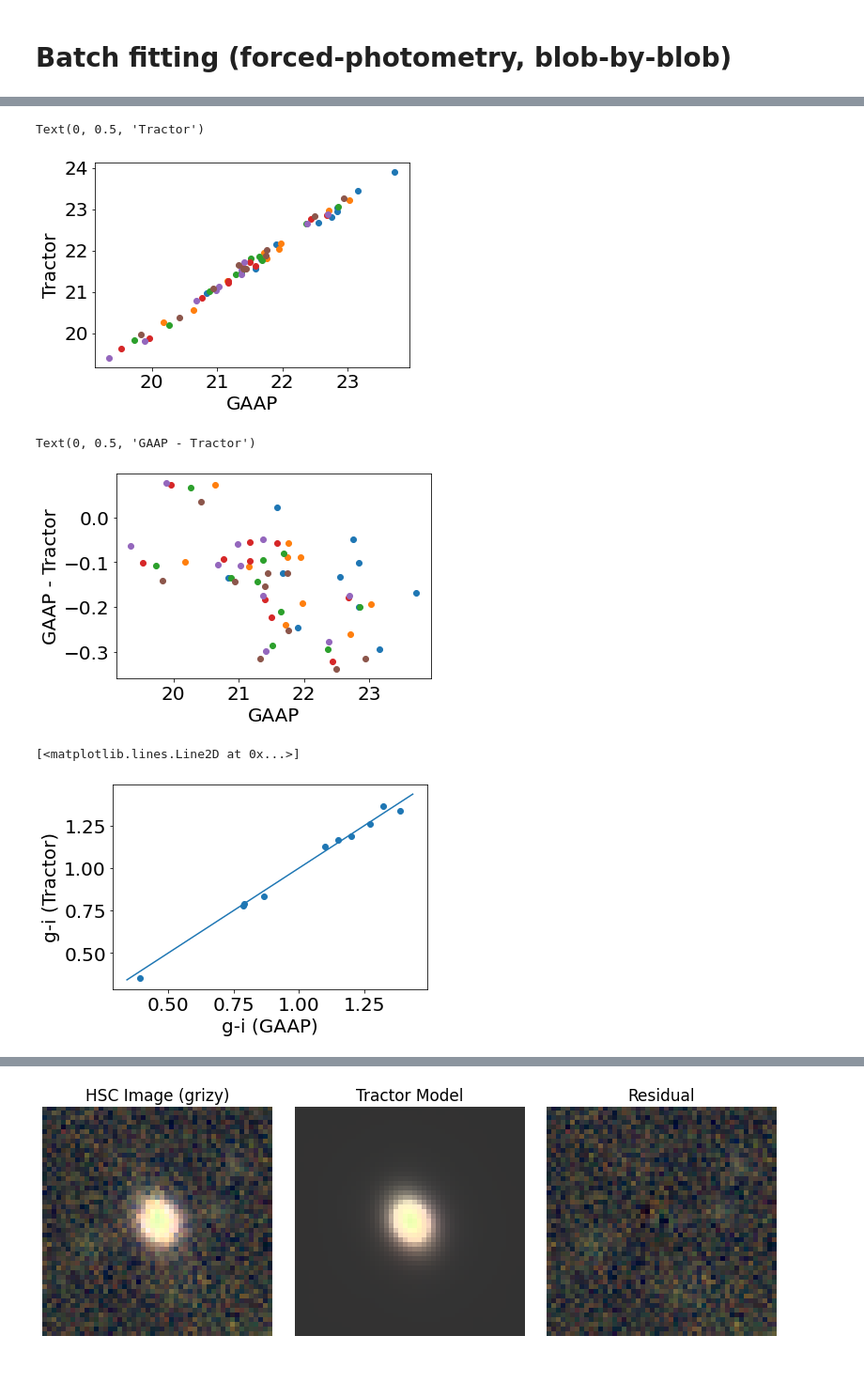
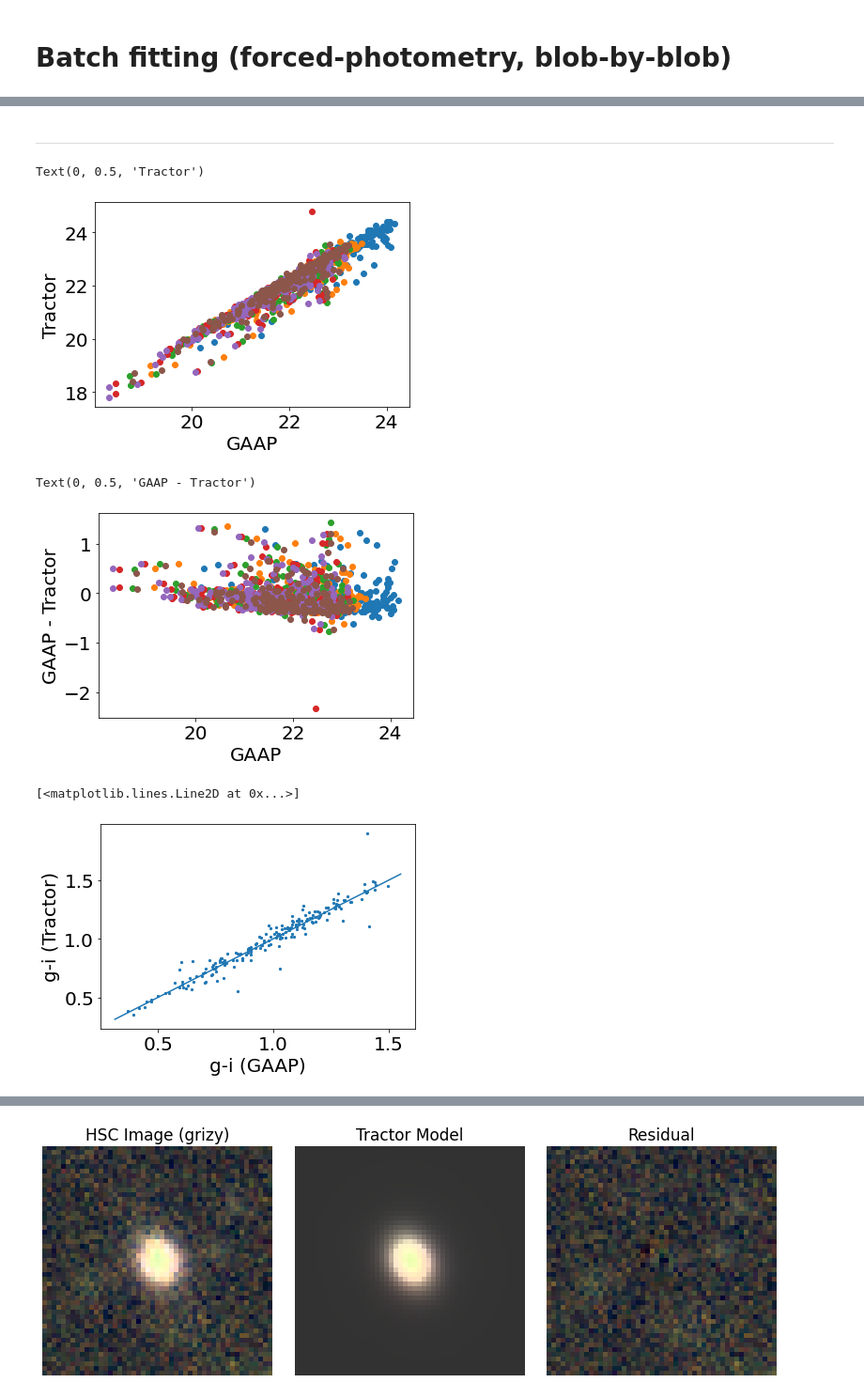
Before and after one commit to MerianSurvey/lambo, a Jupyter notebook: debug-Merian-tractor-ladybug.ipynb, the cells around one changed output, grey strips where cells are left out. Shown at 94% size. Saved outputs shown, nothing was run; the diff lists cells and outputs as text; code cells hidden in the pictures; blank space fills up the shorter version.

```diff
--- a/debug-Merian-tractor-ladybug.ipynb
+++ b/debug-Merian-tractor-ladybug.ipynb
@@ -199,13 +202,13 @@ obj['i_gaap_mag'] - obj['N708_gaap_mag']
 # %%
 from kuaizi.tractor.utils import initialize_meas_cat, _write_to_row
 # %%
-meas_cat = initialize_meas_cat(obj_cat)
+# meas_cat = initialize_meas_cat(obj_cat)
 # %%
 channels = 'grizyN'
 ref_filt = 'i'
 forced_channels = [filt for filt in channels if filt != ref_filt]
 
-for k, obj in enumerate(obj_cat[0:10]):
+for k, obj in enumerate(obj_cat[81:82]):
     print(f'### Tractor modeling for obj {k}')
     obj_id = obj['ID']
 
@@ -234,7 +237,7 @@ for k, obj in enumerate(obj_cat[0:10]):
     model_dict[ref_filt] = tractor_hsc_sep_blob_by_blob(
         obj, ref_filt, data.channels, data,
         freeze_dict={'pos': False, 'shape': False, 'sersicindex': False}, # don't fix shape/sersic
-        verbose=False)
+        verbose=True, show_fig=True)
 
     for filt in forced_channels:
         pos = False if filt == 'N' else True
@@ -242,10 +245,9 @@ for k, obj in enumerate(obj_cat[0:10]):
             obj, filt, data.channels, data,
             ref_source=model_dict[ref_filt].catalog[model_dict[ref_filt].target_ind],
             freeze_dict={'pos': pos, 'shape': True, 'sersicindex': True}, # don't fix shape/sersic
-            verbose=False, )
+            verbose=True, show_fig=True)
 
     # Write to catalog
-    _write_to_row(meas_cat[k], model_dict)
 #     with open(obj_name + '_sep_tractor.pkl', 'wb') as f:
 #         pickle.dump(model_dict, f)
 # %% [output]
@@ -309,3 +315,11 @@ meas_cat.write('./Catalogs/tractor_test_output.fits')
+# %% [markdown]
+---
+# %%
+# meas_cat = Table.read('./Catalogs/tractor_test_output_0_200.fits')
+obj_cat = Table.read('./Catalogs/COSMOS_cutouts_tractor_gaap_test.fits')
+obj_cat['dir'] = [file.replace('/projects/MERIAN/poststamps/g09_broadcut',
+                              '/scratch/gpfs/jiaxuanl/Data/Merian/Cutout'
+                             ) for file in obj_cat['dir']]
 # %%
 meas_cat['mag'] = 22.5 - 2.5 * np.log10(meas_cat['flux'].data)
 # %%
@@ -315,28 +329,29 @@ obj_cat['mag_tractor'] = 22.5 - 2.5 * np.log10(np.hstack(
     [obj_cat[f'{filt}_tractor_flux'].data[:, None] for filt in list('grizy') + ['N708']]))
 # %%
 for i in range(6):
-    plt.scatter(obj_cat[:10]['mag'][:, i], meas_cat[:10]['mag'][:, i])
+    plt.scatter(obj_cat['mag'][:, i], meas_cat['mag'][:, i])
 
 plt.xlabel('GAAP')
 plt.ylabel('Tractor')
 # %% [output]
 Text(0, 0.5, 'Tractor')
-[figure, old version]
+[figure, new version]
 # %%
 for i in range(6):
-    plt.scatter(obj_cat[:10]['mag'][:, i], obj_cat[:10]['mag'][:, i] - meas_cat[:10]['mag'][:, i])
+    plt.scatter(obj_cat['mag'][:, i], obj_cat['mag'][:, i] - meas_cat['mag'][:, i])
 
 plt.xlabel('GAAP')
 plt.ylabel('GAAP - Tractor')
 # %% [output]
 Text(0, 0.5, 'GAAP - Tractor')
-[figure, old version]
+[figure, new version]
 # %%
 01234 5
 grizy N708
 # %%
-plt.scatter(obj_cat[:10]['mag'][:, 0] - obj_cat[:10]['mag'][:, 2],
-            meas_cat[:10]['mag'][:, 0] - meas_cat[:10]['mag'][:, 2])
+plt.scatter(obj_cat['mag'][:, 0] - obj_cat['mag'][:, 2],
+            meas_cat['mag'][:, 0] - meas_cat['mag'][:, 2],
+            s=5)
 
 plt.xlabel('g-i (GAAP)')
 plt.ylabel('g-i (Tractor)')
@@ -346,5 +361,5 @@ x = np.linspace(*x, 100)
 plt.plot(x, x)
 # %% [output]
 [<matplotlib.lines.Line2D at 0x...>]
-[figure, old version]
+[figure, new version]
 # %%
```
Also changed, not shown: parts of 29 cells of this notebook, 2 other files.
